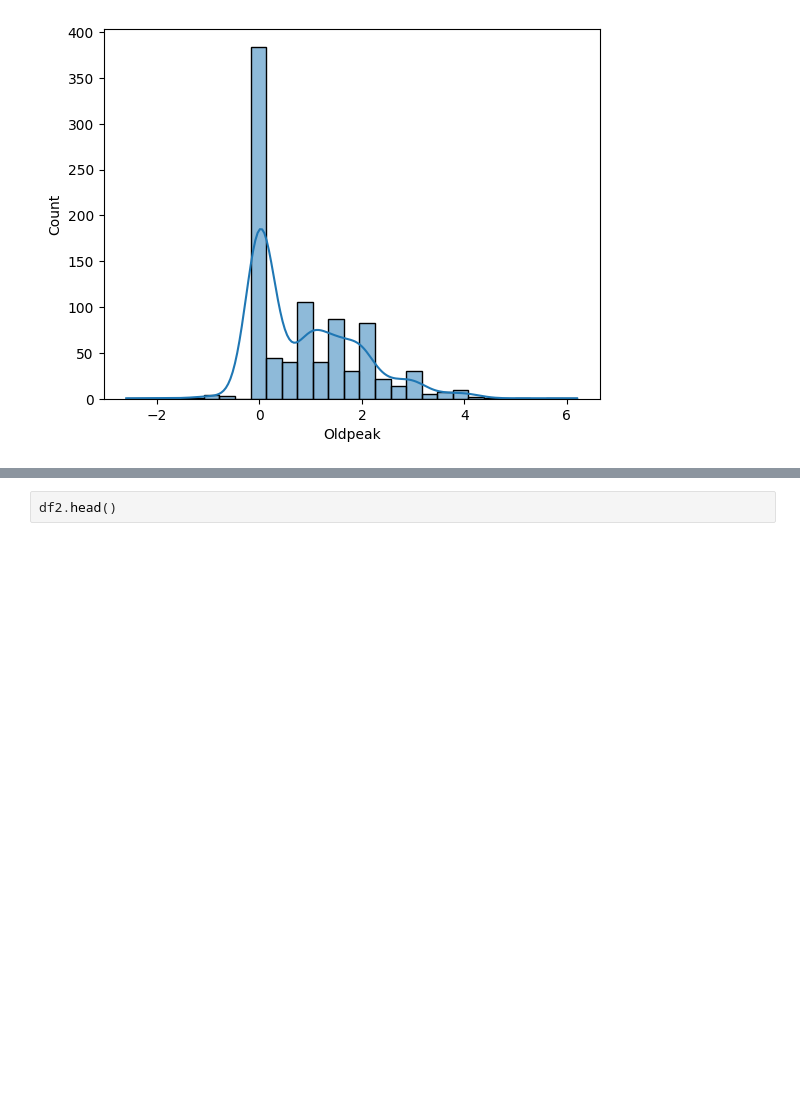
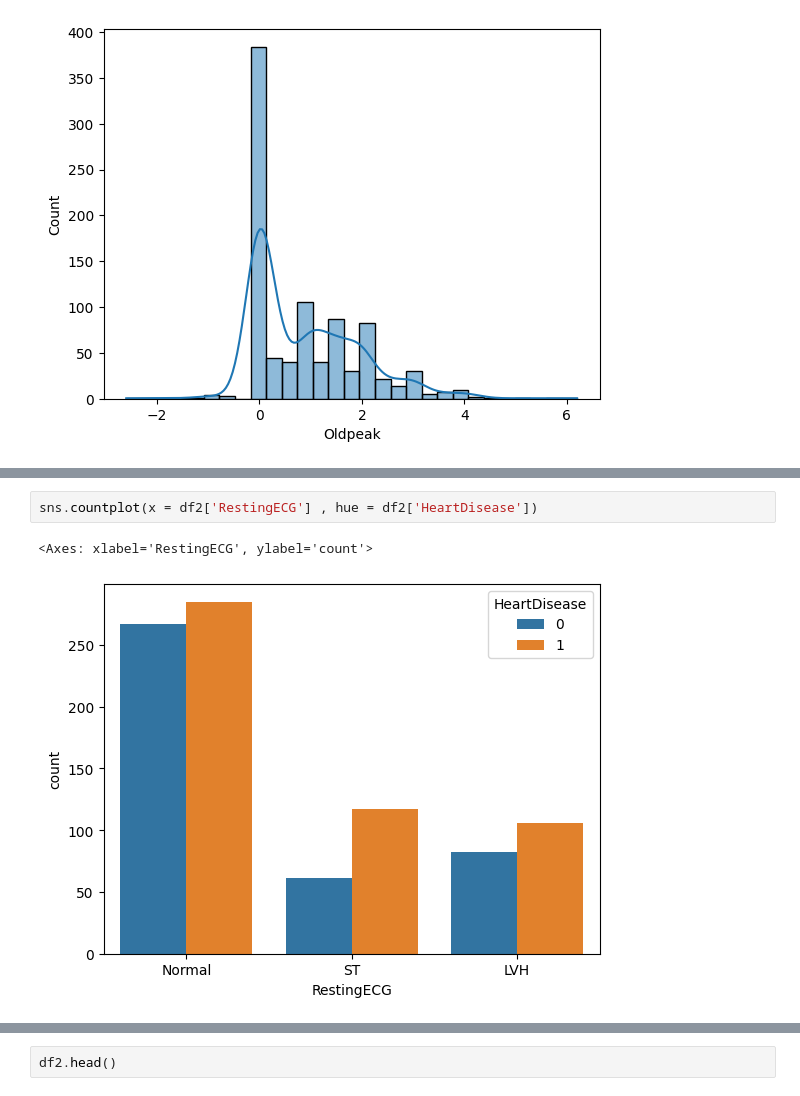
Before and after one commit to Soumyadip778/Machine_Learning_Series, a Jupyter notebook: ML_part1/heart.ipynb, the cells around one changed output, grey strips where cells are left out. Cells and saved outputs as stored; diff of their text form; blank space fills up the shorter version.

```diff
--- a/ML_part1/heart.ipynb
+++ b/ML_part1/heart.ipynb
@@ -147,4 +147,9 @@ sns.countplot(x = df['Sex'] , hue = df['HeartDisease'])
 # %% [output]
 <Axes: xlabel='Sex', ylabel='count'>
 [figure]
+# %%
+sns.countplot(x = df2['RestingECG'] , hue = df2['HeartDisease'])
+# %% [output]
+<Axes: xlabel='RestingECG', ylabel='count'>
+[figure, added]
 # %%
```
Also changed, not shown: parts of 8 cells of this notebook.
